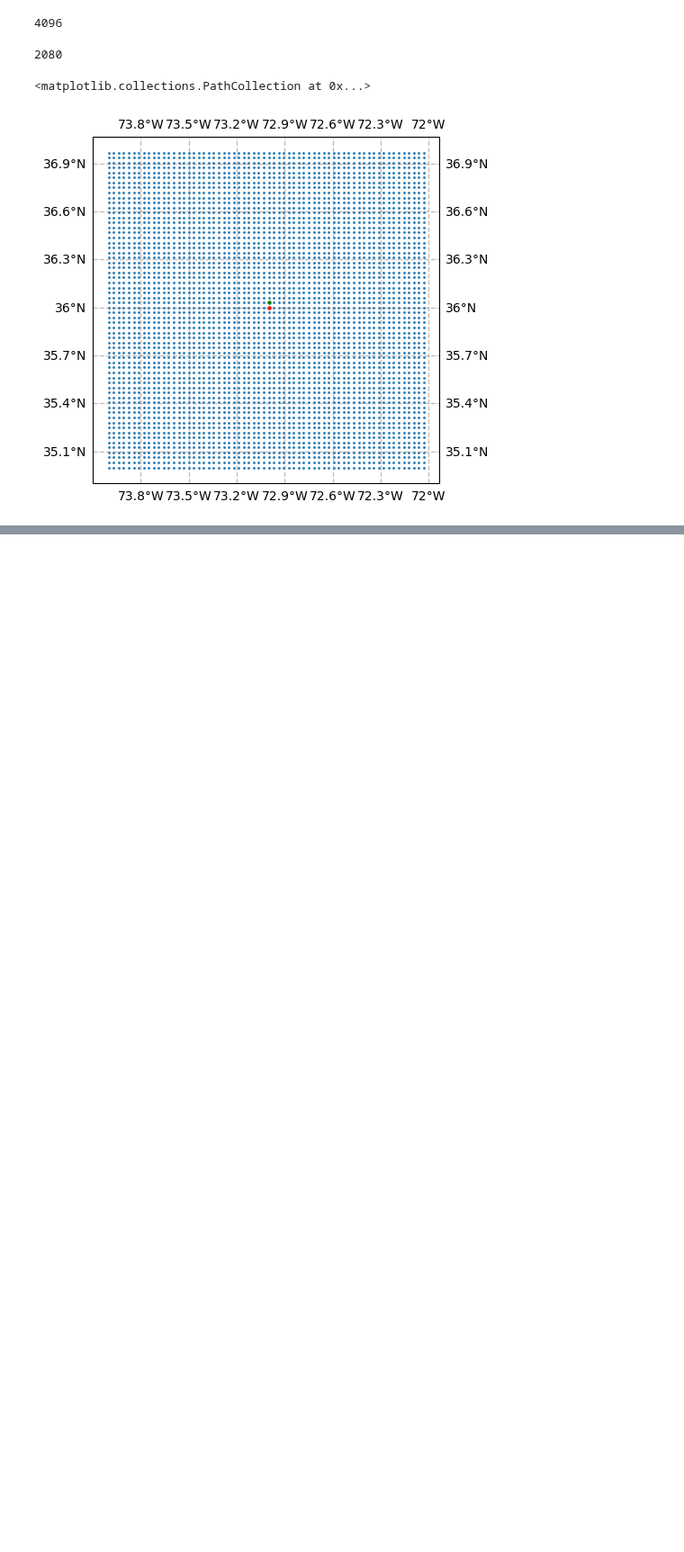
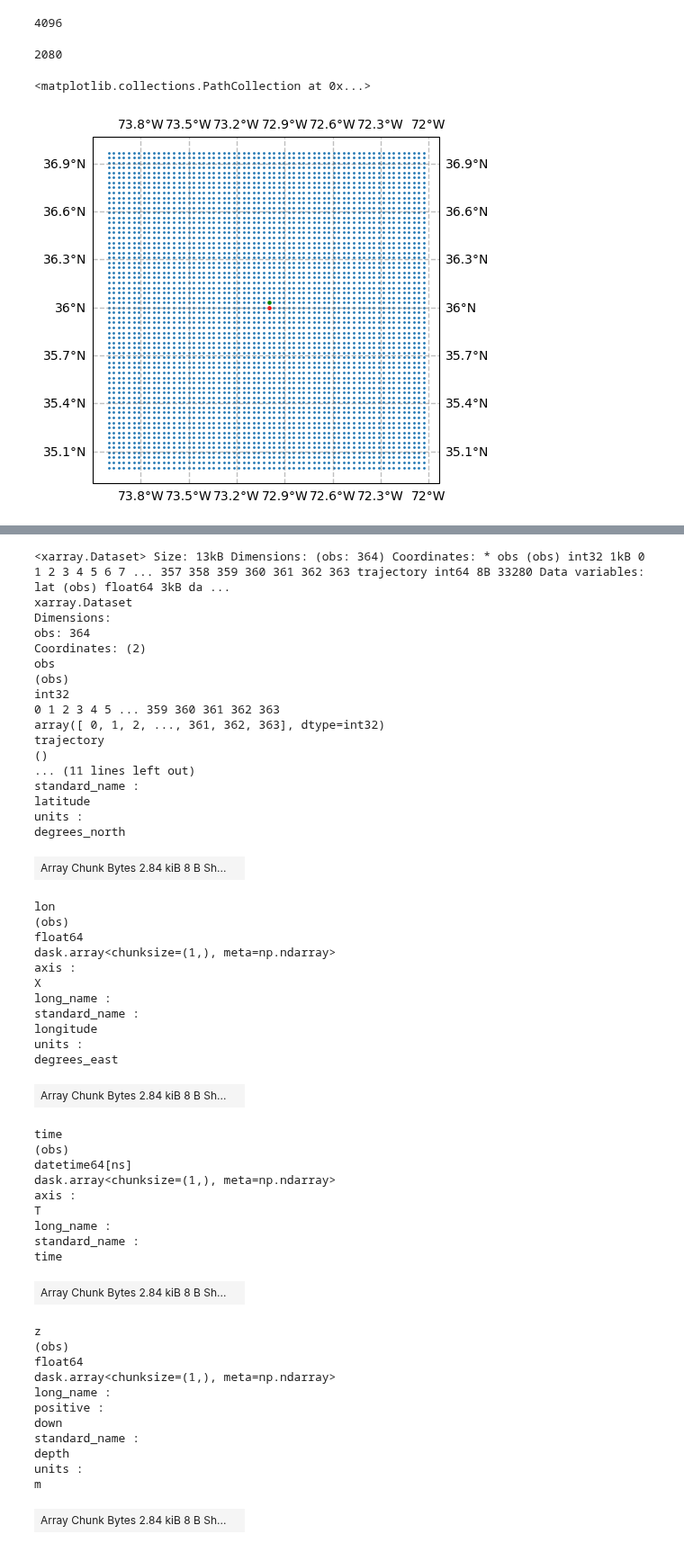
Before and after one commit to OceanParcels/NEMO_Ensemble_Lagrangian_Analysis, a Jupyter notebook: notebooks/04.PDFs_constructor.ipynb, the cells around one changed output, grey strips where cells are left out. Shown at 90% size. Cells and saved outputs as stored; diff of their text form; code cells hidden in the pictures; blank space fills up the shorter version.

```diff
--- a/notebooks/04.PDFs_constructor.ipynb
+++ b/notebooks/04.PDFs_constructor.ipynb
@@ -126,0 +143,59 @@ plt.scatter(p1.lon[pp,0], p1.lat[pp,0], s=5, c='g')
+# %%
+pp = 2**5 + 2**11
+px1 = p1.isel(trajectory=pp)
+px2 = p1.isel(trajectory=pp+1)
+# %%
+px1
+# %% [output]
+<xarray.Dataset> Size: 13kB Dimensions: (obs: 364) Coordinates: * obs (obs) int32 1kB 0 1 2 3 4 5 6 7 ... 357 358 359 360 361 362 363 trajectory int64 8B 33280 Data variables: lat (obs) float64 3kB da ...
+xarray.Dataset
+Dimensions:
+obs: 364
+Coordinates: (2)
+obs
+(obs)
+int32
+0 1 2 3 4 5 ... 359 360 361 362 363
+array([ 0, 1, 2, ..., 361, 362, 363], dtype=int32)
+trajectory
+()
+... (11 lines left out)
+standard_name :
+latitude
+units :
+degrees_north
+| Array Chunk Bytes 2.84 kiB 8 B Sh... |  |
+lon
+(obs)
+float64
+dask.array<chunksize=(1,), meta=np.ndarray>
+axis :
+X
+long_name :
+standard_name :
+longitude
+units :
+degrees_east
+| Array Chunk Bytes 2.84 kiB 8 B Sh... |  |
+time
+(obs)
+datetime64[ns]
+dask.array<chunksize=(1,), meta=np.ndarray>
+axis :
+T
+long_name :
+standard_name :
+time
+| Array Chunk Bytes 2.84 kiB 8 B Sh... |  |
+z
+(obs)
+float64
+dask.array<chunksize=(1,), meta=np.ndarray>
+long_name :
+positive :
+down
+standard_name :
+depth
+units :
+m
+| Array Chunk Bytes 2.84 kiB 8 B Sh... |  |
```
Also changed, not shown: parts of 12 cells of this notebook.
